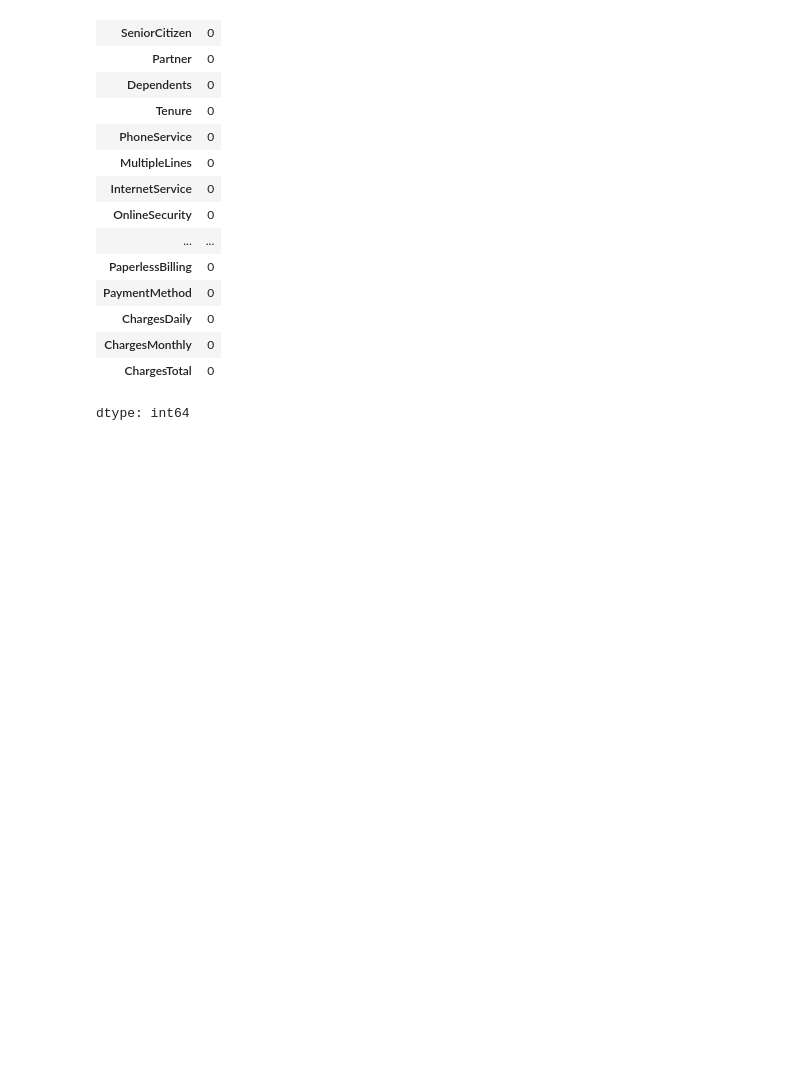
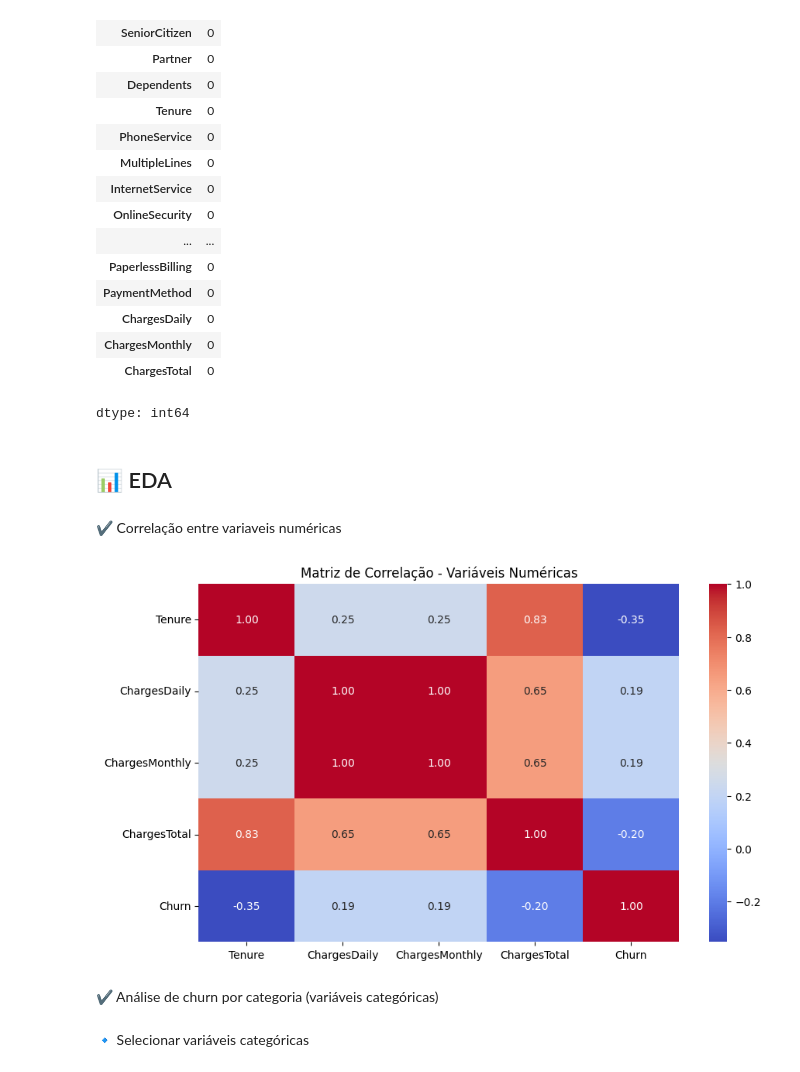
Before and after one commit to michellyaanjos/telecom-x-2, a Jupyter notebook: telecom_x2.ipynb, the cells around one changed output. Cells and saved outputs as stored; diff of their text form; code cells hidden in the pictures; blank space fills up the shorter version.

```diff
--- a/telecom_x2.ipynb
+++ b/telecom_x2.ipynb
@@ -102,3 +102,24 @@ df.isnull().sum()
 | ChargesMonthly | 0 |
 | ChargesTotal | 0 |
 dtype: int64
+# %% [markdown]
+## 📊 EDA
+# %% [markdown]
+✔️ Correlação entre variaveis numéricas
+# %%
+# Selecionar apenas variáveis numéricas
+df_numeric = df.select_dtypes(include=["int64", "float64"])
+
+# Converter Churn para numérico
+df_numeric["Churn"] = df["Churn"].map({"Yes": 1, "No": 0})
+
+# Calcular matriz de correlação
+corr_matrix = df_numeric.corr()
+
+# Visualizar heatmap
+plt.figure(figsize=(10,6))
+sns.heatmap(corr_matrix, annot=True, cmap="coolwarm", fmt=".2f")
+plt.title("Matriz de Correlação - Variáveis Numéricas")
+plt.show()
+# %% [output]
+[figure, added]
@@ -104,0 +128,4 @@ dtype: int64
+# %% [markdown]
+✔️ Análise de churn por categoria (variáveis categóricas)
+# %% [markdown]
+🔹 Selecionar variáveis categóricas
```
Also changed, not shown: parts of 6 cells of this notebook.
